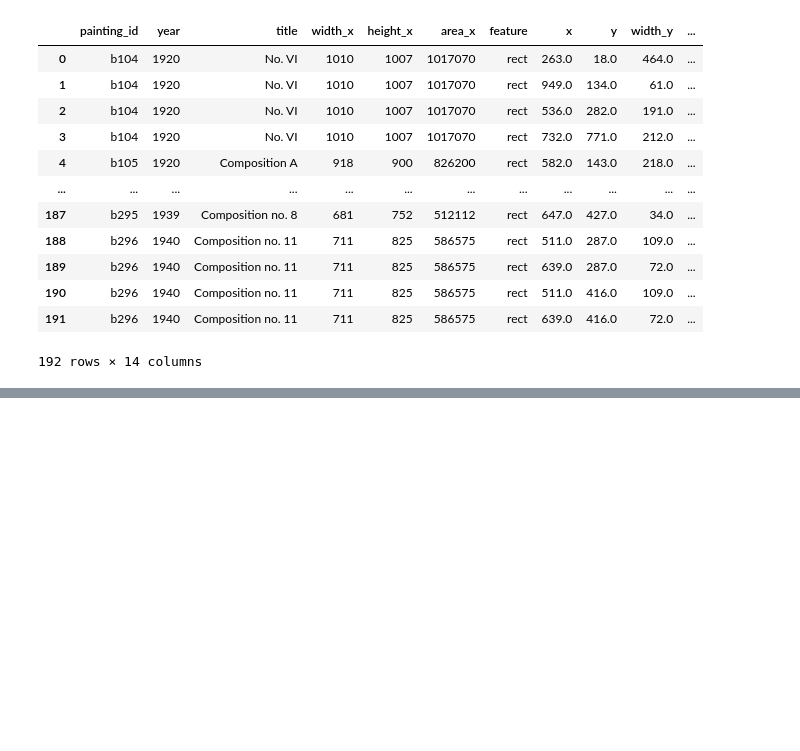
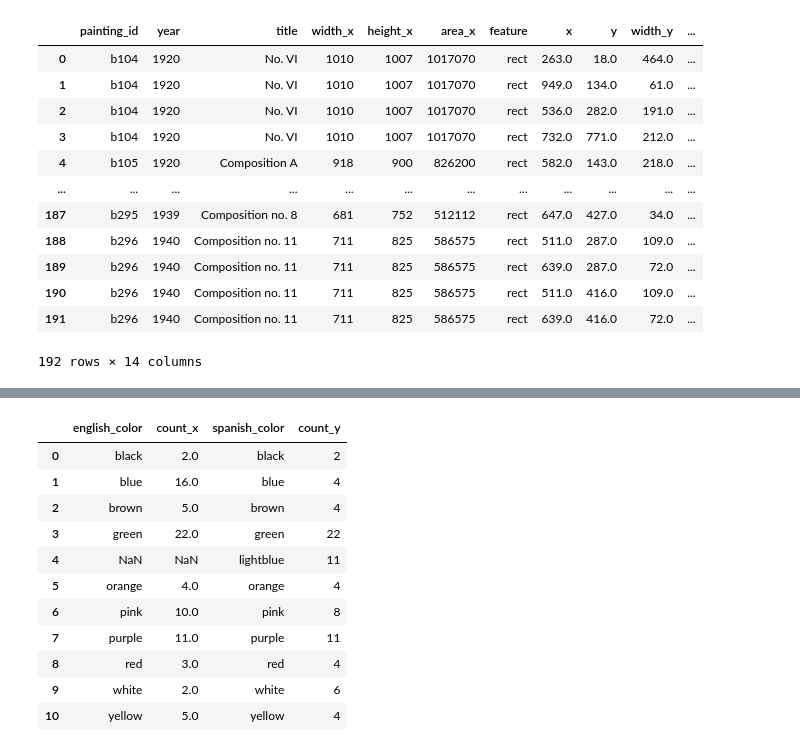
Before and after one commit to Ivon110/Mineria-de-Datos, a Jupyter notebook: mineriacolab1.ipynb, the cells around one changed output, grey strips where cells are left out. Saved outputs shown, nothing was run; the diff lists cells and outputs as text; code cells hidden in the pictures; blank space fills up the shorter version.

```diff
--- a/mineriacolab1.ipynb
+++ b/mineriacolab1.ipynb
@@ -2276,0 +2320,4 @@ painting_info.merge(blue_features, on='painting_id', how='left')
+# %%
+#English df
+english_df = df['english_color'].value_counts().reset_index()
+english_df
@@ -2276,0 +2336,4 @@ painting_info.merge(blue_features, on='painting_id', how='left')
+# %%
+#spanish df
+spanish_df = df['spanish_color'].value_counts().reset_index()
+spanish_df
@@ -2276,0 +2383,16 @@ painting_info.merge(blue_features, on='painting_id', how='left')
+# %%
+corr_ing_esp = pd.merge(english_df, spanish_df, left_on='english_color', right_on='spanish_color', how='outer')
+corr_ing_esp
+# %% [output]
+|  | english_color | count_x | spanish_color | count_y |
+| 0 | black | 2.0 | black | 2 |
+| 1 | blue | 16.0 | blue | 4 |
+| 2 | brown | 5.0 | brown | 4 |
+| 3 | green | 22.0 | green | 22 |
+| 4 | NaN | NaN | lightblue | 11 |
+| 5 | orange | 4.0 | orange | 4 |
+| 6 | pink | 10.0 | pink | 8 |
+| 7 | purple | 11.0 | purple | 11 |
+| 8 | red | 3.0 | red | 4 |
+| 9 | white | 2.0 | white | 6 |
+| 10 | yellow | 5.0 | yellow | 4 |
```
Also changed, not shown: parts of 14 cells of this notebook.
